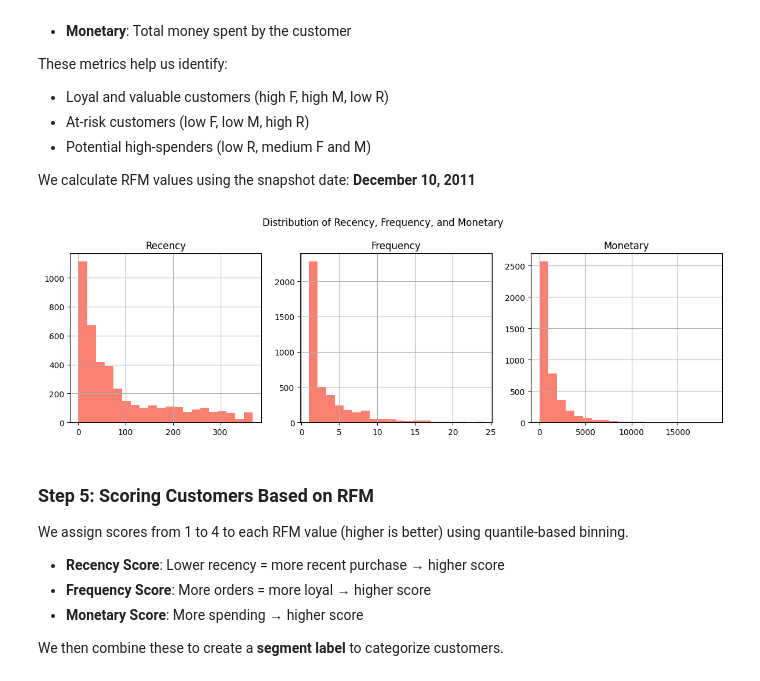
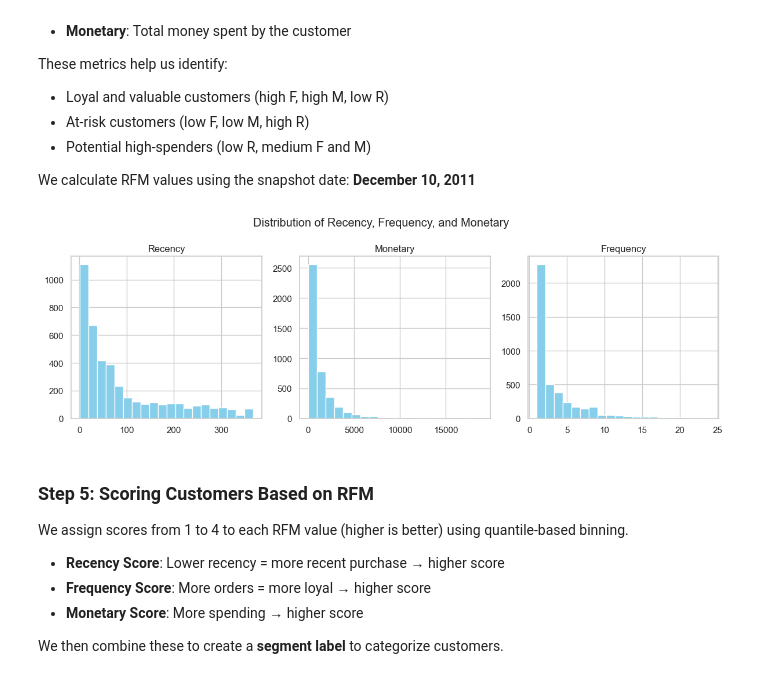
Before and after one commit to Puneet0123/Data_project, a Jupyter notebook: customer_segmentation/notebooks/01_eda.ipynb, the cells around one changed output. Saved outputs shown, nothing was run; the diff lists cells and outputs as text; code cells hidden in the pictures.

```diff
--- a/customer_segmentation/notebooks/01_eda.ipynb
+++ b/customer_segmentation/notebooks/01_eda.ipynb
@@ -180,12 +180,12 @@ rfm = rfm[rfm['Frequency'] < rfm['Frequency'].quantile(0.99)]
 rfm = rfm[rfm['Recency'] < rfm['Recency'].quantile(0.99)]
 # %%
 # Visualize RFM distributions
-rfm.hist(bins = 20, figsize=(12,4), layout = (1, 3), color='salmon')
+rfm[['Recency','Monetary','Frequency']].hist(bins = 20, figsize=(12,4), layout = (1, 3), color='skyblue')
 plt.suptitle('Distribution of Recency, Frequency, and Monetary')
 plt.tight_layout()
 plt.show()
 # %% [output]
-[figure, old version]
+[figure, new version]
 # %% [markdown]
 ### Step 5: Scoring Customers Based on RFM
 
```
